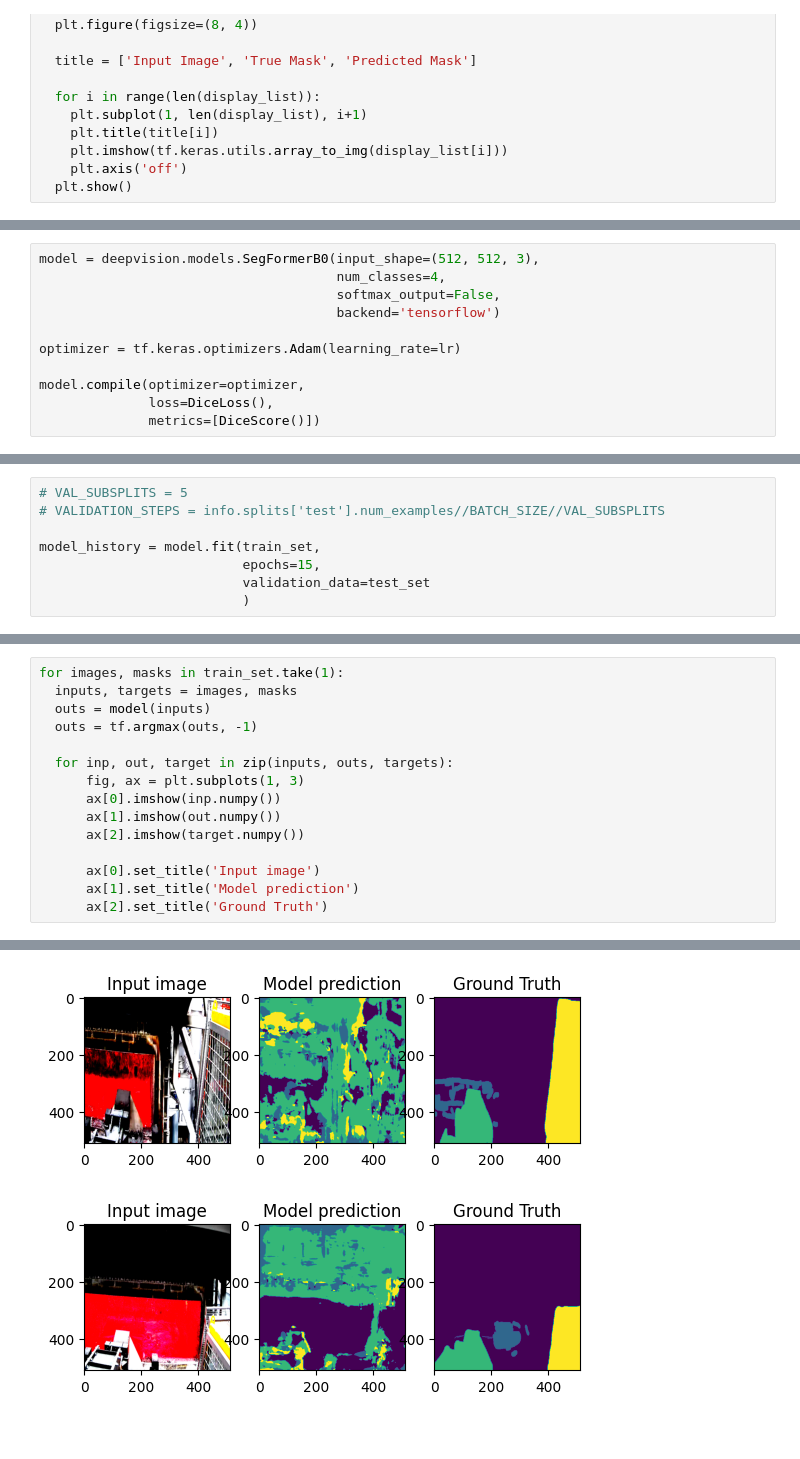
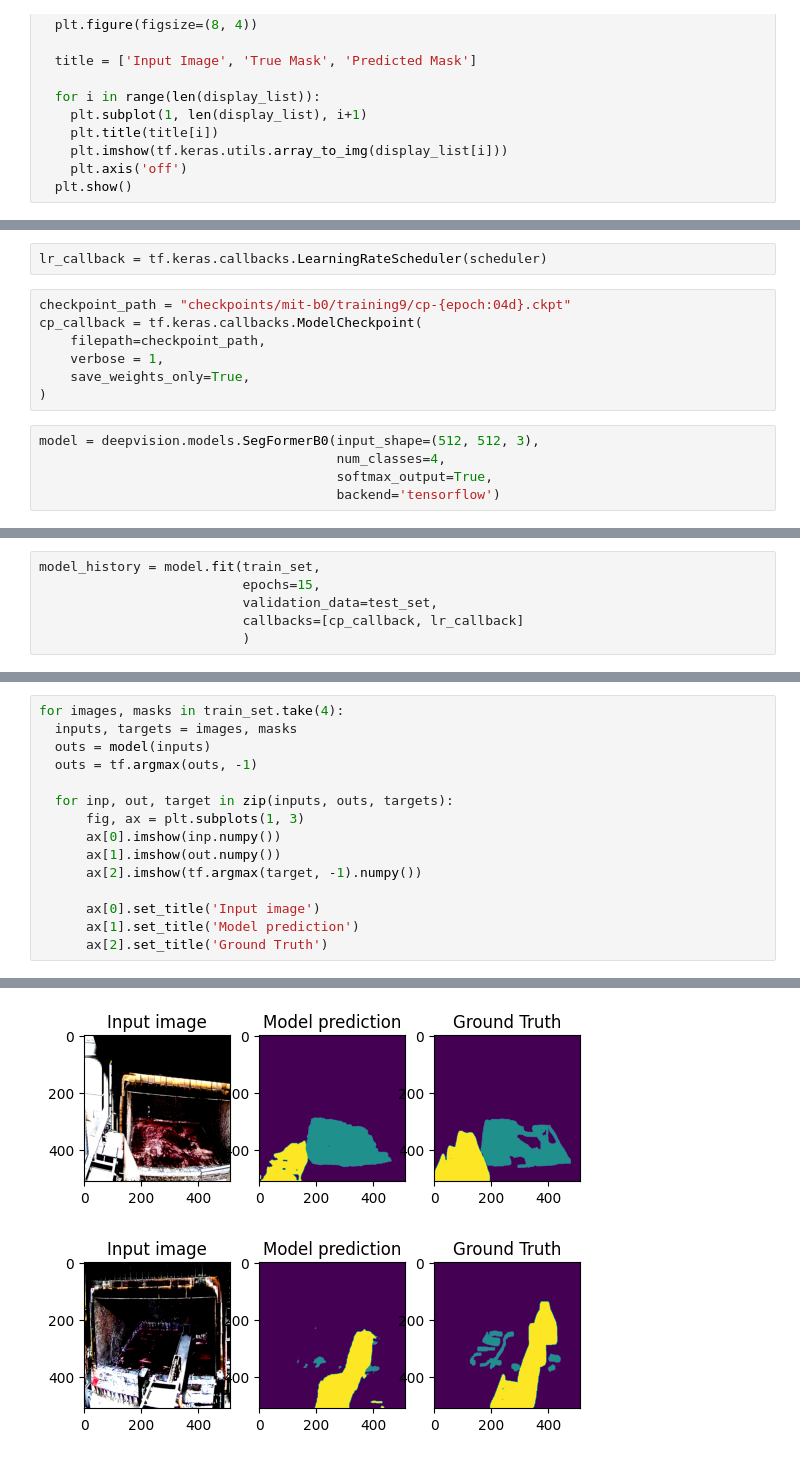
Before and after one commit to omrylcn/one_ring, a Jupyter notebook: notebooks/End_to_end_semantic_segmentation_with_SegFormer_with_DeepVision_and_Tensorflow.ipynb, the cells around one changed output, grey strips where cells are left out. Cells and saved outputs as stored; diff of their text form; blank space fills up the shorter version.

```diff
--- a/notebooks/End_to_end_semantic_segmentation_with_SegFormer_with_DeepVision_and_Tensorflow.ipynb
+++ b/notebooks/End_to_end_semantic_segmentation_with_SegFormer_with_DeepVision_and_Tensorflow.ipynb
@@ -163,11 +141,14 @@ lr = 0.00006
+# %%
+lr_callback = tf.keras.callbacks.LearningRateScheduler(scheduler)
+# %%
+checkpoint_path = "checkpoints/mit-b0/training9/cp-{epoch:04d}.ckpt"
+cp_callback = tf.keras.callbacks.ModelCheckpoint(
+    filepath=checkpoint_path,
+    verbose = 1,
+    save_weights_only=True,
+)
 # %%
 model = deepvision.models.SegFormerB0(input_shape=(512, 512, 3),
                                       num_classes=4,
-                                      softmax_output=False,
+                                      softmax_output=True,
                                       backend='tensorflow')
-
-optimizer = tf.keras.optimizers.Adam(learning_rate=lr)
-
-model.compile(optimizer=optimizer,
-              loss=DiceLoss(),
-              metrics=[DiceScore()])
@@ -192,12 +179,10 @@ Trainable params: 3,715,172
 Non-trainable params: 512
 __________________________________________________________________________________________________
 # %%
-# VAL_SUBSPLITS = 5
-# VALIDATION_STEPS = info.splits['test'].num_examples//BATCH_SIZE//VAL_SUBSPLITS
-
 model_history = model.fit(train_set,
                           epochs=15,
-                          validation_data=test_set
+                          validation_data=test_set,
+                          callbacks=[cp_callback, lr_callback]
                           )
 # %% [output]
 Epoch 1/15
@@ -204,5 +205,5 @@ Epoch 1/15
 # %%
-for images, masks in train_set.take(1):
+for images, masks in train_set.take(4):
   inputs, targets = images, masks
   outs = model(inputs)
   outs = tf.argmax(outs, -1)
@@ -211,7 +212,7 @@ for images, masks in train_set.take(1):
       fig, ax = plt.subplots(1, 3)
       ax[0].imshow(inp.numpy())
       ax[1].imshow(out.numpy())
-      ax[2].imshow(target.numpy())
+      ax[2].imshow(tf.argmax(target, -1).numpy())
 
       ax[0].set_title('Input image')
       ax[1].set_title('Model prediction')
@@ -224,2 +237,2 @@ WARNING:matplotlib.image:Clipping input data to the valid range for imshow with
-[figure, old version]
+[figure, new version]
-[figure, old version]
+[figure, new version]
```
Also changed, not shown: parts of 18 cells of this notebook.
